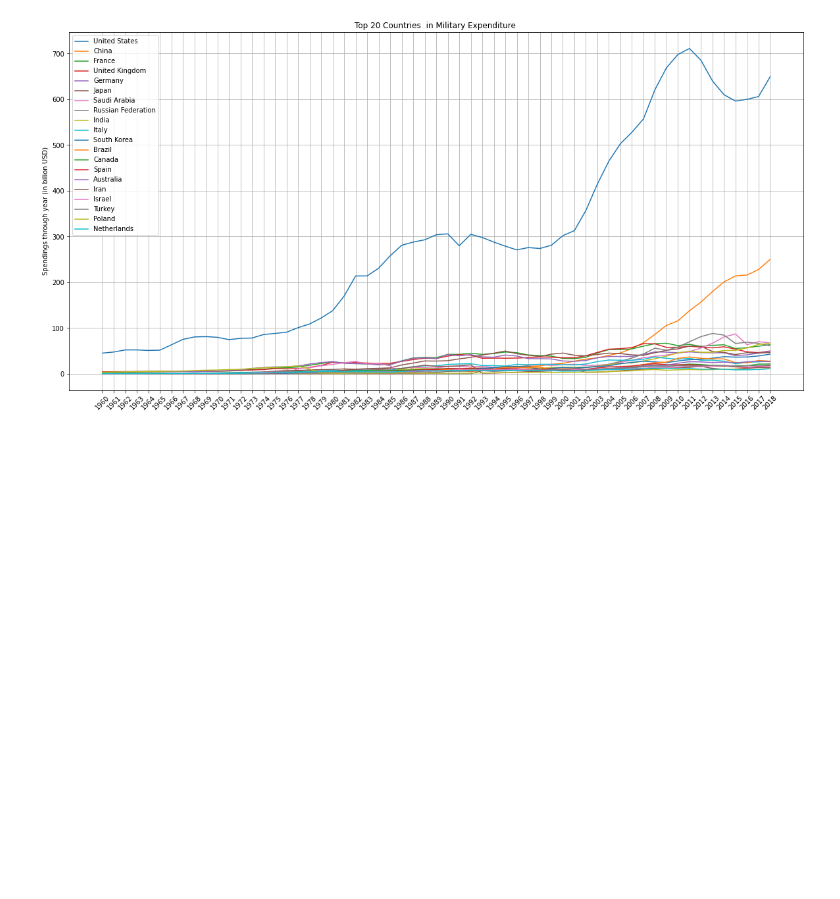
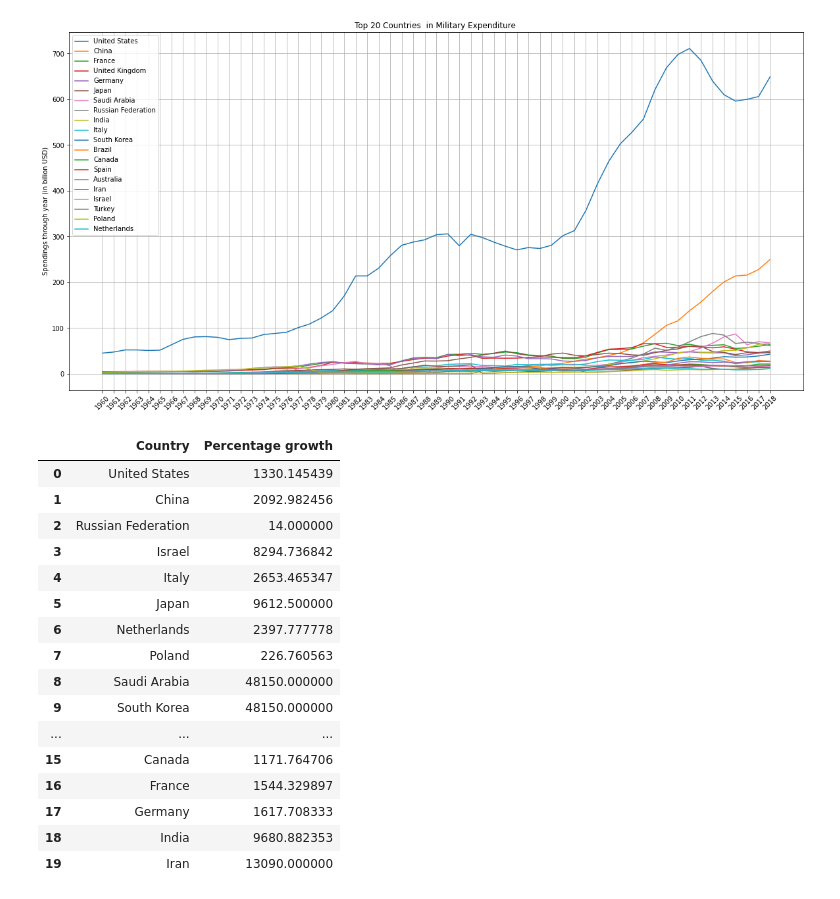
Before and after one commit to tricycle88/Military-expenditure-1960-2018, a Jupyter notebook: Military.ipynb, the cells around one changed output. Cells and saved outputs as stored; diff of their text form; code cells hidden in the pictures; blank space fills up the shorter version.

```diff
--- a/Military.ipynb
+++ b/Military.ipynb
@@ -169,0 +205,21 @@ plt.show()
+# %%
+percdf= pd.DataFrame(data, columns=['Country', 'Percentage growth'])
+percdf.head(20)
+# %% [output]
+|  | Country | Percentage growth |
+| 0 | United States | 1330.145439 |
+| 1 | China | 2092.982456 |
+| 2 | Russian Federation | 14.000000 |
+| 3 | Israel | 8294.736842 |
+| 4 | Italy | 2653.465347 |
+| 5 | Japan | 9612.500000 |
+| 6 | Netherlands | 2397.777778 |
+| 7 | Poland | 226.760563 |
+| 8 | Saudi Arabia | 48150.000000 |
+| 9 | South Korea | 48150.000000 |
+| ... | ... | ... |
+| 15 | Canada | 1171.764706 |
+| 16 | France | 1544.329897 |
+| 17 | Germany | 1617.708333 |
+| 18 | India | 9680.882353 |
+| 19 | Iran | 13090.000000 |
```
Also changed, not shown: parts of 6 cells of this notebook.
